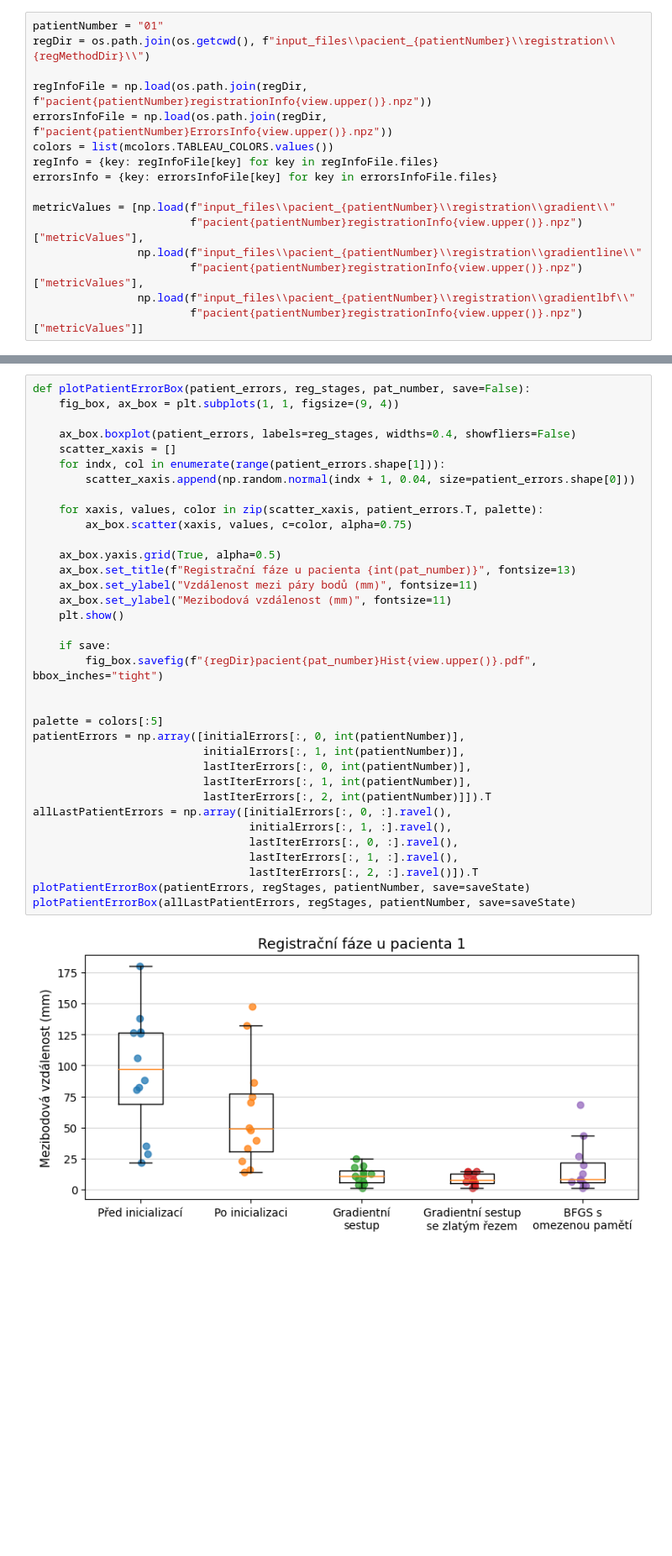
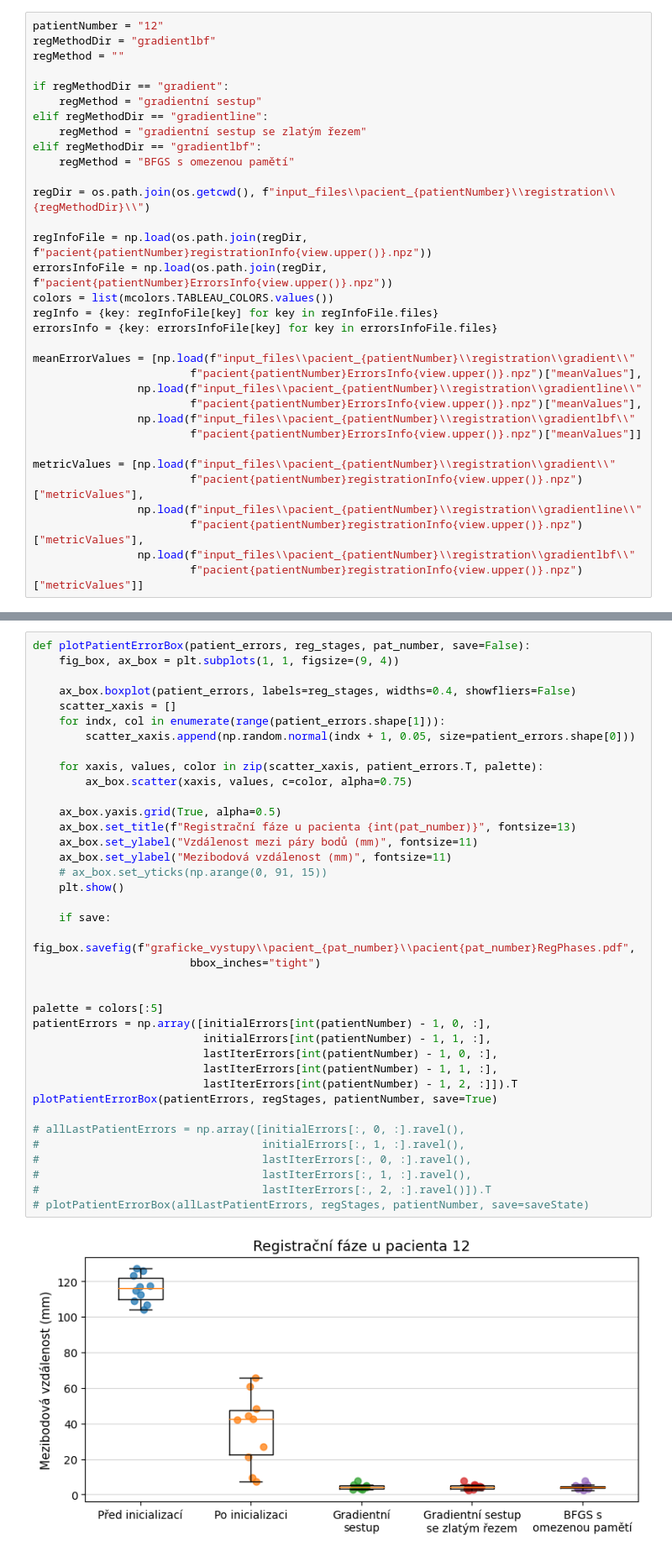
Before and after one commit to Vojtech-Benda/ca_isf, a Jupyter notebook: plotResults.ipynb, the cells around one changed output, grey strips where cells are left out. Shown at 84% size. Saved outputs shown, nothing was run; the diff lists cells and outputs as text; blank space fills up the shorter version.

```diff
--- a/plotResults.ipynb
+++ b/plotResults.ipynb
@@ -117,5 +182,15 @@ Rozložení mezibodových vzdáleností napříč všemi pacienty podle registra
 # %%
-patientNumber = "01"
+patientNumber = "12"
+regMethodDir = "gradientlbf"
+regMethod = ""
+
+if regMethodDir == "gradient":
+    regMethod = "gradientní sestup"
+elif regMethodDir == "gradientline":
+    regMethod = "gradientní sestup se zlatým řezem"
+elif regMethodDir == "gradientlbf":
+    regMethod = "BFGS s omezenou pamětí"
+
 regDir = os.path.join(os.getcwd(), f"input_files\\pacient_{patientNumber}\\registration\\{regMethodDir}\\")
 
 regInfoFile = np.load(os.path.join(regDir, f"pacient{patientNumber}registrationInfo{view.upper()}.npz"))
@@ -124,6 +199,13 @@ colors = list(mcolors.TABLEAU_COLORS.values())
 regInfo = {key: regInfoFile[key] for key in regInfoFile.files}
 errorsInfo = {key: errorsInfoFile[key] for key in errorsInfoFile.files}
 
+meanErrorValues = [np.load(f"input_files\\pacient_{patientNumber}\\registration\\gradient\\"
+                        f"pacient{patientNumber}ErrorsInfo{view.upper()}.npz")["meanValues"],
+                np.load(f"input_files\\pacient_{patientNumber}\\registration\\gradientline\\"
+                        f"pacient{patientNumber}ErrorsInfo{view.upper()}.npz")["meanValues"],
+                np.load(f"input_files\\pacient_{patientNumber}\\registration\\gradientlbf\\"
+                        f"pacient{patientNumber}ErrorsInfo{view.upper()}.npz")["meanValues"]]
+
 metricValues = [np.load(f"input_files\\pacient_{patientNumber}\\registration\\gradient\\"
                         f"pacient{patientNumber}registrationInfo{view.upper()}.npz")["metricValues"],
                 np.load(f"input_files\\pacient_{patientNumber}\\registration\\gradientline\\"
@@ -349,37 +447,40 @@ plotRegistrationErrors(errorsInfo["meanValues"], errorsInfo["minValues"],
 # %%
 def plotPatientErrorBox(patient_errors, reg_stages, pat_number, save=False):
     fig_box, ax_box = plt.subplots(1, 1, figsize=(9, 4))
 
     ax_box.boxplot(patient_errors, labels=reg_stages, widths=0.4, showfliers=False)
     scatter_xaxis = []
     for indx, col in enumerate(range(patient_errors.shape[1])):
-        scatter_xaxis.append(np.random.normal(indx + 1, 0.04, size=patient_errors.shape[0]))
+        scatter_xaxis.append(np.random.normal(indx + 1, 0.05, size=patient_errors.shape[0]))
 
     for xaxis, values, color in zip(scatter_xaxis, patient_errors.T, palette):
         ax_box.scatter(xaxis, values, c=color, alpha=0.75)
 
     ax_box.yaxis.grid(True, alpha=0.5)
     ax_box.set_title(f"Registrační fáze u pacienta {int(pat_number)}", fontsize=13)
     ax_box.set_ylabel("Vzdálenost mezi páry bodů (mm)", fontsize=11)
     ax_box.set_ylabel("Mezibodová vzdálenost (mm)", fontsize=11)
+    # ax_box.set_yticks(np.arange(0, 91, 15))
     plt.show()
 
     if save:
-        fig_box.savefig(f"{regDir}pacient{pat_number}Hist{view.upper()}.pdf", bbox_inches="tight")
+        fig_box.savefig(f"graficke_vystupy\\pacient_{pat_number}\\pacient{pat_number}RegPhases.pdf",
+                        bbox_inches="tight")
 
 
 palette = colors[:5]
-patientErrors = np.array([initialErrors[:, 0, int(patientNumber)],
-                          initialErrors[:, 1, int(patientNumber)],
-                          lastIterErrors[:, 0, int(patientNumber)],
-                          lastIterErrors[:, 1, int(patientNumber)],
-                          lastIterErrors[:, 2, int(patientNumber)]]).T
-allLastPatientErrors = np.array([initialErrors[:, 0, :].ravel(),
-                                 initialErrors[:, 1, :].ravel(),
-                                 lastIterErrors[:, 0, :].ravel(),
-                                 lastIterErrors[:, 1, :].ravel(),
-                                 lastIterErrors[:, 2, :].ravel()]).T
-plotPatientErrorBox(patientErrors, regStages, patientNumber, save=saveState)
-plotPatientErrorBox(allLastPatientErrors, regStages, patientNumber, save=saveState)
+patientErrors = np.array([initialErrors[int(patientNumber) - 1, 0, :],
+                          initialErrors[int(patientNumber) - 1, 1, :],
+                          lastIterErrors[int(patientNumber) - 1, 0, :],
+                          lastIterErrors[int(patientNumber) - 1, 1, :],
+                          lastIterErrors[int(patientNumber) - 1, 2, :]]).T
+plotPatientErrorBox(patientErrors, regStages, patientNumber, save=True)
+
+# allLastPatientErrors = np.array([initialErrors[:, 0, :].ravel(),
+#                                  initialErrors[:, 1, :].ravel(),
+#                                  lastIterErrors[:, 0, :].ravel(),
+#                                  lastIterErrors[:, 1, :].ravel(),
+#                                  lastIterErrors[:, 2, :].ravel()]).T
+# plotPatientErrorBox(allLastPatientErrors, regStages, patientNumber, save=saveState)
 # %% [output]
-[figure, old version]
+[figure, new version]
```
Also changed, not shown: parts of 12 cells of this notebook, 4 other files.
